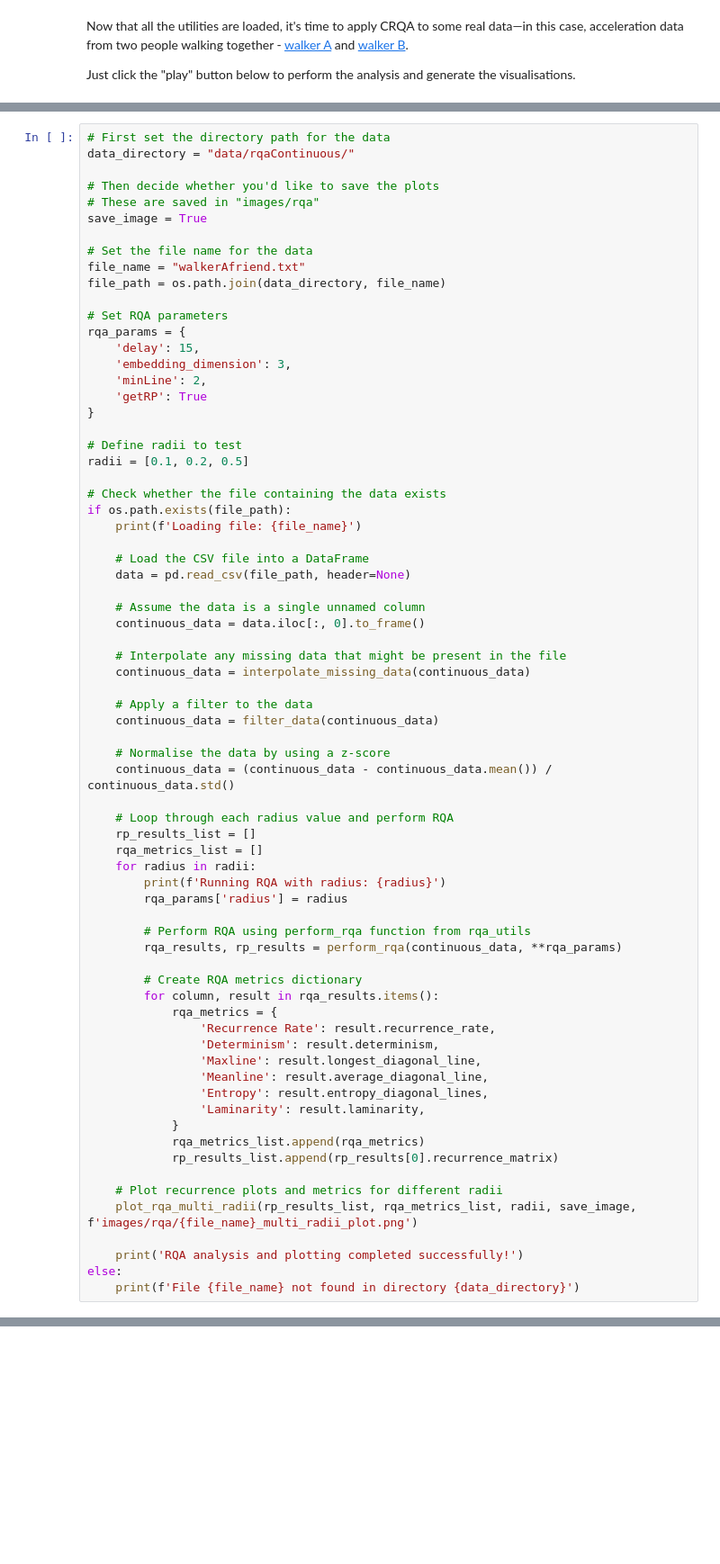
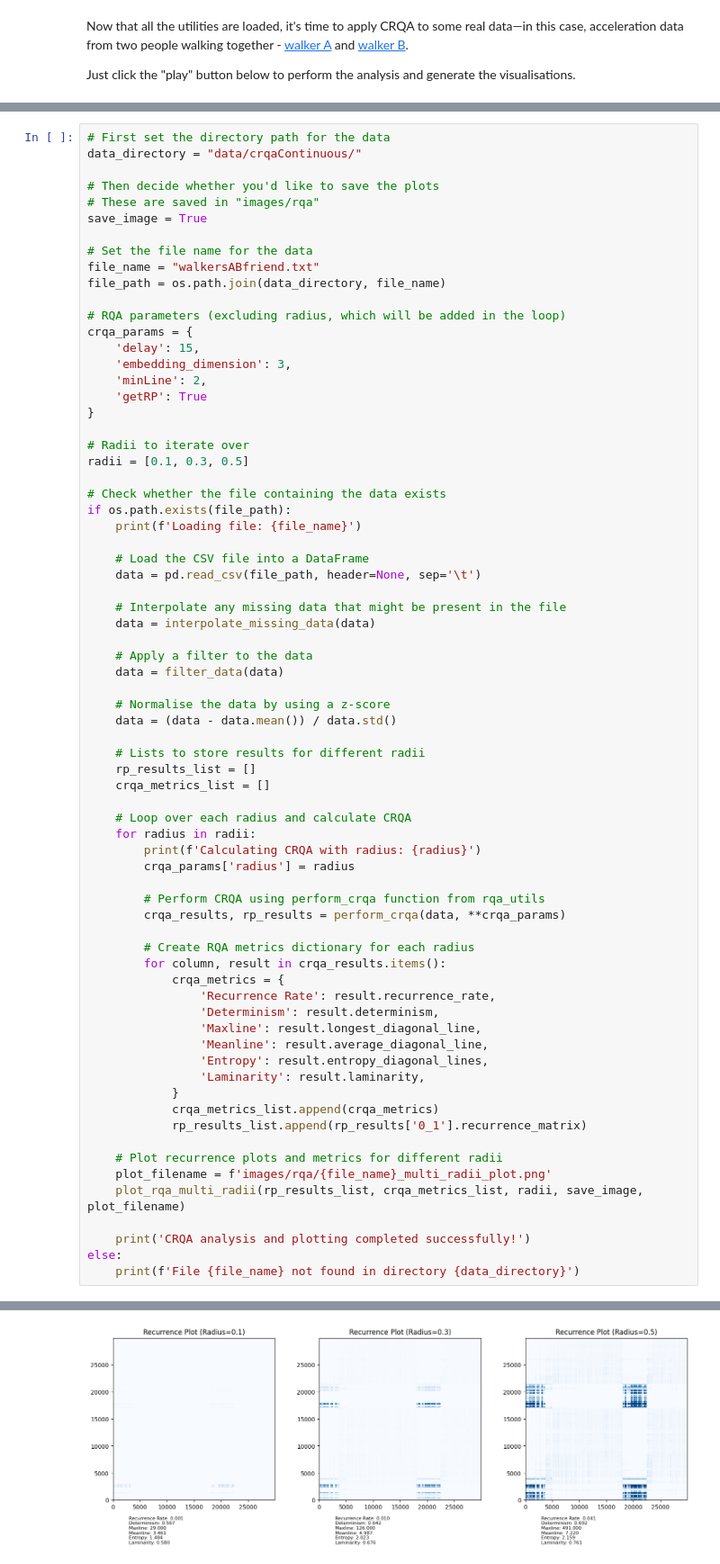
Before and after one commit to xkiwilabs/Linear-NonLinear-TSAnalysis, a Jupyter notebook: crqaContinuous.ipynb, the cells around one changed output, grey strips where cells are left out. Shown at 90% size. Saved outputs shown, nothing was run; the diff lists cells and outputs as text; blank space fills up the shorter version.

```diff
--- a/crqaContinuous.ipynb
+++ b/crqaContinuous.ipynb
@@ -134,59 +120,58 @@ Let’s run RQA on the first walker again, this time using a range of radii: 0.1
 Click "play" to execute the code below and examine how the results differ for each radius.
 # %%
 # First set the directory path for the data
-data_directory = "data/rqaContinuous/"
+data_directory = "data/crqaContinuous/"
 
 # Then decide whether you'd like to save the plots
 # These are saved in "images/rqa"
 save_image = True
 
 # Set the file name for the data
-file_name = "walkerAfriend.txt"
+file_name = "walkersABfriend.txt"
 file_path = os.path.join(data_directory, file_name)
 
-# Set RQA parameters
-rqa_params = {
+# RQA parameters (excluding radius, which will be added in the loop)
+crqa_params = {
     'delay': 15,
     'embedding_dimension': 3,
     'minLine': 2,
     'getRP': True
 }
 
-# Define radii to test
-radii = [0.1, 0.2, 0.5]
+# Radii to iterate over
+radii = [0.1, 0.3, 0.5]
 
 # Check whether the file containing the data exists
 if os.path.exists(file_path):
     print(f'Loading file: {file_name}')
 
     # Load the CSV file into a DataFrame
-    data = pd.read_csv(file_path, header=None)
-
-    # Assume the data is a single unnamed column
-    continuous_data = data.iloc[:, 0].to_frame()
+    data = pd.read_csv(file_path, header=None, sep='\t')
 
     # Interpolate any missing data that might be present in the file
-    continuous_data = interpolate_missing_data(continuous_data)
+    data = interpolate_missing_data(data)
 
     # Apply a filter to the data
-    continuous_data = filter_data(continuous_data)
+    data = filter_data(data)
 
     # Normalise the data by using a z-score
-    continuous_data = (continuous_data - continuous_data.mean()) / continuous_data.std()
+    data = (data - data.mean()) / data.std()
 
-    # Loop through each radius value and perform RQA
+    # Lists to store results for different radii
     rp_results_list = []
-    rqa_metrics_list = []
+    crqa_metrics_list = []
+
+    # Loop over each radius and calculate CRQA
     for radius in radii:
-        print(f'Running RQA with radius: {radius}')
-        rqa_params['radius'] = radius
+        print(f'Calculating CRQA with radius: {radius}')
+        crqa_params['radius'] = radius
 
-        # Perform RQA using perform_rqa function from rqa_utils
-        rqa_results, rp_results = perform_rqa(continuous_data, **rqa_params)
+        # Perform CRQA using perform_crqa function from rqa_utils
+        crqa_results, rp_results = perform_crqa(data, **crqa_params)
 
-        # Create RQA metrics dictionary
-        for column, result in rqa_results.items():
-            rqa_metrics = {
+        # Create RQA metrics dictionary for each radius
+        for column, result in crqa_results.items():
+            crqa_metrics = {
                 'Recurrence Rate': result.recurrence_rate,
                 'Determinism': result.determinism,
                 'Maxline': result.longest_diagonal_line,
@@ -194,12 +179,14 @@ if os.path.exists(file_path):
                 'Entropy': result.entropy_diagonal_lines,
                 'Laminarity': result.laminarity,
             }
-            rqa_metrics_list.append(rqa_metrics)
-            rp_results_list.append(rp_results[0].recurrence_matrix)
+            crqa_metrics_list.append(crqa_metrics)
+            rp_results_list.append(rp_results['0_1'].recurrence_matrix)
 
     # Plot recurrence plots and metrics for different radii
-    plot_rqa_multi_radii(rp_results_list, rqa_metrics_list, radii, save_image, f'images/rqa/{file_name}_multi_radii_plot.png')
+    plot_filename = f'images/rqa/{file_name}_multi_radii_plot.png'
+    plot_rqa_multi_radii(rp_results_list, crqa_metrics_list, radii, save_image, plot_filename)
 
-    print('RQA analysis and plotting completed successfully!')
+    print('CRQA analysis and plotting completed successfully!')
 else:
     print(f'File {file_name} not found in directory {data_directory}')
+# %% [output]
@@ -205,0 +197 @@ else:
+[figure, added]
```
Also changed, not shown: parts of 9 cells of this notebook, 28 other files.
